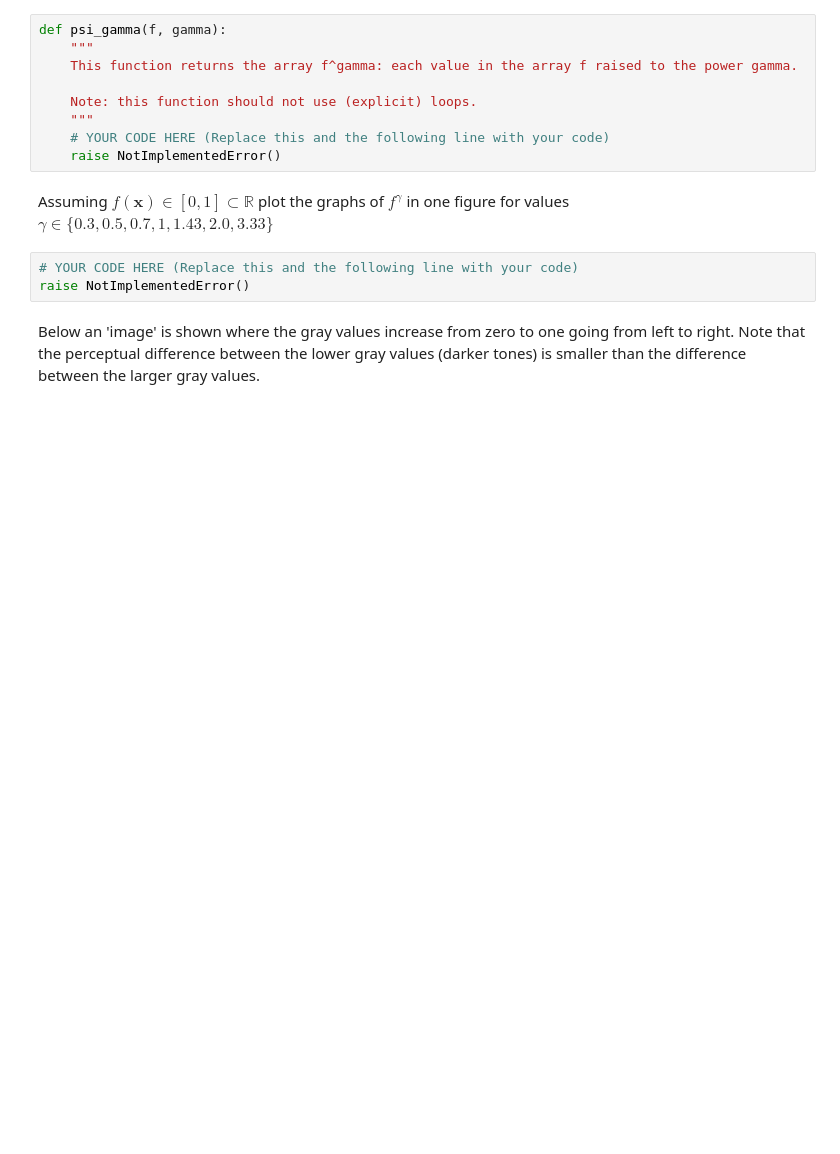
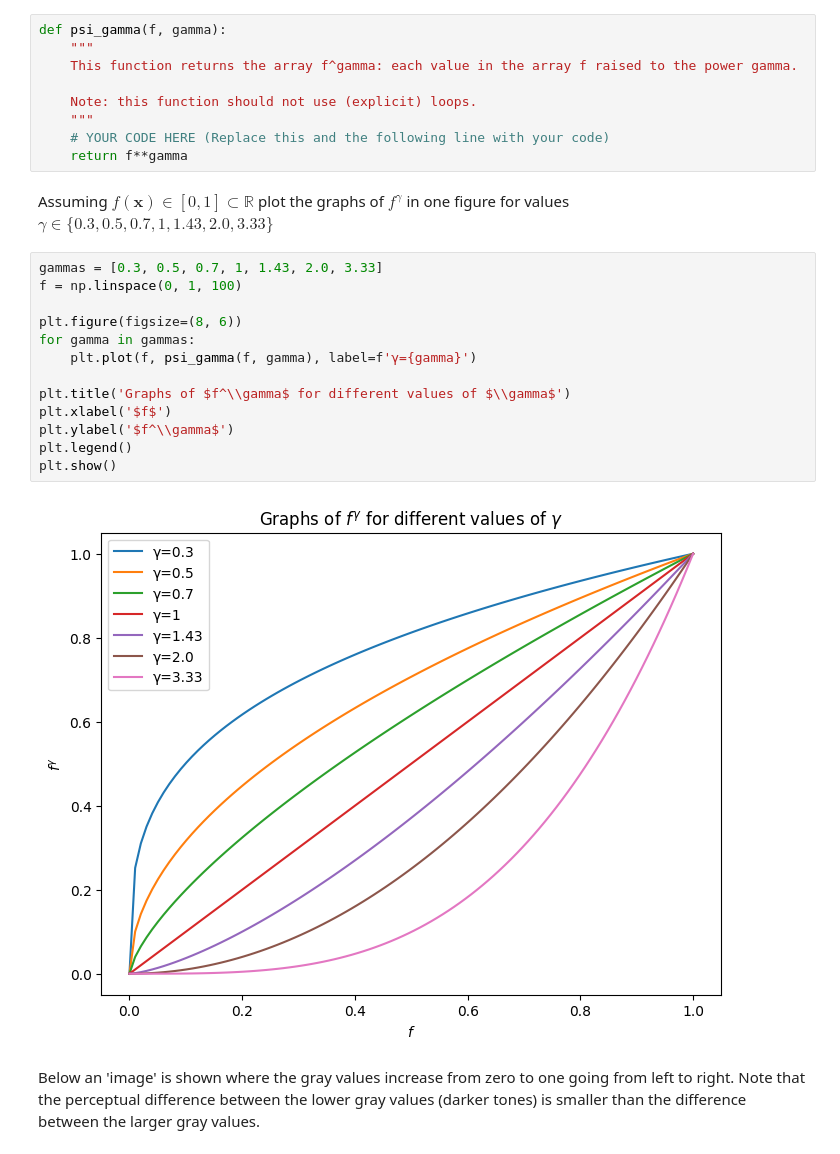
Before and after one commit to ZiaadNegm/ComputerVision, a Jupyter notebook: 1/1_equalization_interpolation.ipynb, the cells around one changed output. Drawn from its saved outputs; the diff is of its cells as text; blank space fills up the shorter version.

```diff
--- a/1/1_equalization_interpolation.ipynb
+++ b/1/1_equalization_interpolation.ipynb
@@ -59,12 +59,24 @@ def psi_gamma(f, gamma):
     Note: this function should not use (explicit) loops.
     """
     # YOUR CODE HERE (Replace this and the following line with your code)
-    raise NotImplementedError()
+    return f**gamma
 # %% [markdown]
 Assuming $f(\mathbf x)\in[0,1]\subset\mathbb{R}$ plot the graphs of $f^\gamma$ in one figure for values $\gamma \in\{ 0.3, 0.5, 0.7, 1, 1.43, 2.0, 3.33 \}$
-# %%
-# YOUR CODE HERE (Replace this and the following line with your code)
-raise NotImplementedError()
+# %%
+gammas = [0.3, 0.5, 0.7, 1, 1.43, 2.0, 3.33]
+f = np.linspace(0, 1, 100)
+
+plt.figure(figsize=(8, 6))
+for gamma in gammas:
+    plt.plot(f, psi_gamma(f, gamma), label=f'γ={gamma}')
+
+plt.title('Graphs of $f^\\gamma$ for different values of $\\gamma$')
+plt.xlabel('$f$')
+plt.ylabel('$f^\\gamma$')
+plt.legend()
+plt.show()
+# %% [output]
+[figure, added]
 # %% [markdown]
 Below an 'image' is shown where the gray values increase from zero to one going from left to right. Note that the perceptual difference between the lower gray values (darker tones) is smaller than the difference between the larger gray values.
 # %%
```
Also changed, not shown: parts of 10 cells of this notebook.
